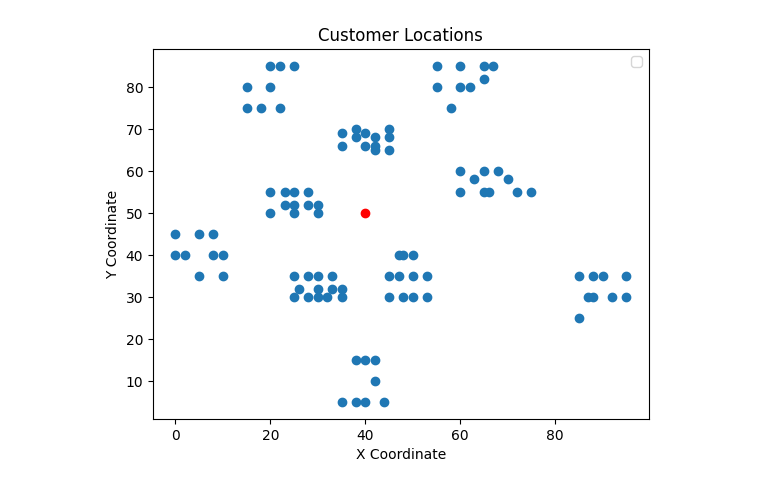
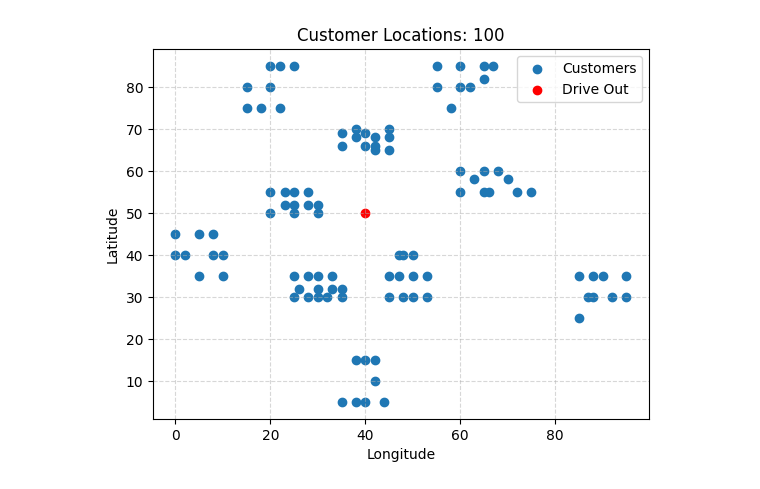
Before and after one commit to SeanMarcusJensen/ACIT4610_Portifolio_KMHS, a Jupyter notebook: problem_3/main.ipynb, the cells around one changed output. Drawn from its saved outputs; the diff is of its cells as text; code cells hidden in the pictures.

Commit message:
data

```diff
--- a/problem_3/main.ipynb
+++ b/problem_3/main.ipynb
@@ -21,0 +10,4 @@ df.head()
+# %%
+customers_df = pd.read_csv('data/processed/c101.csv')
+print(f"Number of customers: {len(customers_df)}")
+customers_df.head()
@@ -22,4 +27,3 @@ df.head()
 # %%
-drive_out_row = df.iloc[0]
-df = df.iloc[1:]
-drive_out_row
+origin = customers_df.iloc[0]
+customers_df = customers_df.iloc[1:]
@@ -35,9 +30,11 @@ Name: 0, dtype: float64
 # %%
-plt.title('Customer Locations')
-plt.scatter(df['X'], df['Y'])
-plt.scatter(drive_out_row['X'], drive_out_row['Y'], color='red')
-plt.xlabel('X Coordinate')
-plt.ylabel('Y Coordinate')
+plt.title(f'Customer Locations: {len(customers_df)}')
+plt.scatter(customers_df['Lng'], customers_df['Lat'])
+plt.scatter(origin['Lng'], origin['Lat'], color='red')
+plt.xlabel('Longitude')
+plt.ylabel('Latitude')
+plt.legend(['Customers', 'Drive Out'])
+plt.grid(linestyle='--', alpha=0.5)
 plt.show()
 # %% [output]
-[figure, old version]
+[figure, new version]
```
Also changed, not shown: parts of 10 cells of this notebook, 5 other files.
